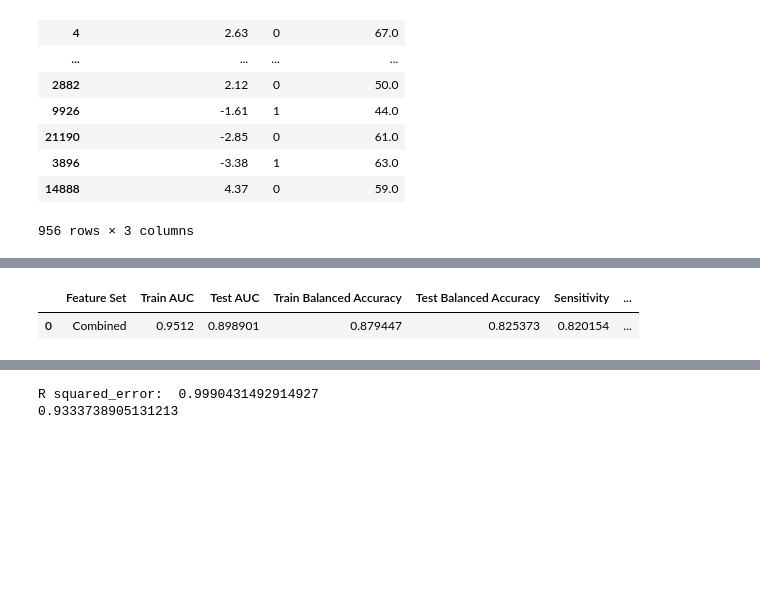
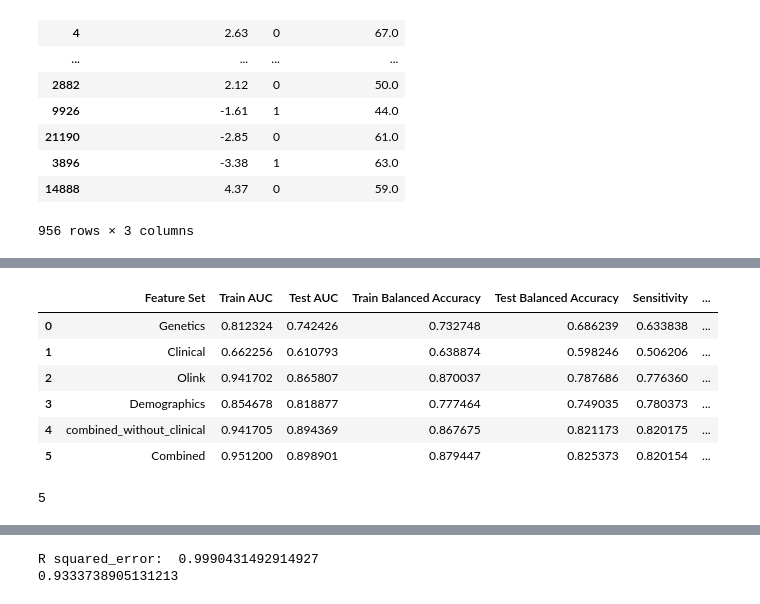
Before and after one commit to NIH-CARD/Gut-Brain-Nexus, a Jupyter notebook: AD_classification.ipynb, the cells around one changed output, grey strips where cells are left out. Cells and saved outputs as stored; diff of their text form; code cells hidden in the pictures; blank space fills up the shorter version.

Commit message:
feature selection/renaming

```diff
--- a/AD_classification.ipynb
+++ b/AD_classification.ipynb
@@ -19,6 +19,7 @@ Requirement already satisfied: threadpoolctl>=2.0.0 in /home/anant/anaconda3/env
 Note: you may need to restart the kernel to use updated packages.
 # %%
 t= pd.read_csv("AD_classification_8_28_2024.csv")
+t= pd.read_csv("AD_classification_9_20_2024.csv")
 # %%
 # before balancing the cases and controls (p131036 is AD)
 t
@@ -218,22 +220,41 @@ Requirement already satisfied: scipy in /home/anant/anaconda3/envs/msproject/lib
+# %%
+import numpy as np
+import scipy.stats as stats
+
+# Function to calculate 95% confidence interval
+def calculate_95_ci(data):
+    # Step 1: Calculate the sample mean and standard error of the mean (SEM)
+    mean = np.mean(data)
+    sem = stats.sem(data)
+
+    # Step 2: Calculate the 95% confidence interval
+    confidence_level = 0.95
+    degrees_freedom = len(data) - 1
+    ci = stats.t.interval(confidence_level, degrees_freedom, mean, sem)
+
+    # Format as mean ± CI
+    ci_range = mean - ci[0]  # difference between mean and lower bound
+    return f"{mean:.2f} ± {ci_range:.2f}"
 # %%
 from sklearn.model_selection import StratifiedKFold, GridSearchCV
 from sklearn.pipeline import Pipeline
 from sklearn.preprocessing import StandardScaler
 from xgboost import XGBClassifier
 from sklearn.metrics import roc_auc_score, balanced_accuracy_score, confusion_matrix
-
+from sklearn.feature_selection import SelectFromModel
+from sklearn.svm import LinearSVC
 
 # Ensure y is a numpy array
 y = y.values if isinstance(y, pd.Series) else y
 
 # Data preparation
 feature_sets = {
-    'Combined': X_combined_model,
     'Genetics': X_genetics_info,
     'Clinical': X_clinical_info,
     'Olink': X_olink_info,
     'Demographics': X_demographics_info,
-    'combined_without_clinical': X_combined_without_clinical_info
+    'combined_without_clinical': X_combined_without_clinical_info,
+    'Combined': X_combined_model,
 }
 
 #Define a parameter grid for Gradient Boosting
@@ -243,22 +264,20 @@ param_grid = {
     'xgb__max_depth': [3, 4, 5]
 }
 
-
-
-
 # Initialize metrics storage
-metrics = []
+df_metrics = []
 
 # Outer CV loop
 outer_cv = StratifiedKFold(n_splits=5, shuffle=True, random_state=42)
 
+full_list_d_modality = {}
 # Loop through each feature set
 for label, X in feature_sets.items():
-    if not label == 'Combined':
-        continue
+    # if not label == 'Combined':
+    #    continue
     # Metrics for the current feature set
     feature_metrics = []
-
+    temp_full_list_d_modality = []
     # Outer CV
     for train_index, test_index in outer_cv.split(X, y):
         print (label, X.shape, len(train_index), len(test_index))
@@ -269,6 +288,7 @@ for label, X in feature_sets.items():
         # Define pipeline
         pipeline = Pipeline([
             ('scaler', StandardScaler()),
+            ('feature_selection', SelectFromModel(LinearSVC(penalty="l1", dual=False))),
             ('xgb', XGBClassifier())
         ])
 
@@ -286,6 +306,11 @@ for label, X in feature_sets.items():
         test_probabilities = best_model.predict_proba(X_test_outer)[:, 1]
         y_train_pred = best_model.predict(X_train_outer)
         y_test_pred = best_model.predict(X_test_outer)
+
+
+
+        temp_full_list_d_modality.append([test_probabilities, y_test_outer])
+
 
         # Calculate ROC AUC and Balanced Accuracy for both sets
         train_auc = roc_auc_score(y_train_outer, train_probabilities)
@@ -307,7 +332,7 @@ for label, X in feature_sets.items():
             'Sensitivity': sensitivity,
             'Specificity': specificity
         })
-
+    full_list_d_modality[label] = temp_full_list_d_modality
     # Average metrics for the current feature set
     avg_metrics = {
         'Feature Set': label,
@@ -316,12 +341,18 @@ for label, X in feature_sets.items():
         'Train Balanced Accuracy': np.mean([m['Train Balanced Accuracy'] for m in feature_metrics]),
         'Test Balanced Accuracy': np.mean([m['Test Balanced Accuracy'] for m in feature_metrics]),
         'Sensitivity': np.mean([m['Sensitivity'] for m in feature_metrics]),
-        'Specificity': np.mean([m['Specificity'] for m in feature_metrics])
+        'Specificity': np.mean([m['Specificity'] for m in feature_metrics]),
+        'Train AUC_CI': calculate_95_ci([m['Train AUC'] for m in feature_metrics]),
+        'Test AUC_CI': calculate_95_ci([m['Test AUC'] for m in feature_metrics]),
+        'Train Balanced Accuracy_CI': calculate_95_ci([m['Train Balanced Accuracy'] for m in feature_metrics]),
+        'Test Balanced Accuracy_CI': calculate_95_ci([m['Test Balanced Accuracy'] for m in feature_metrics]),
+        'Sensitivity_CI': calculate_95_ci([m['Sensitivity'] for m in feature_metrics]),
+        'Specificity_CI': calculate_95_ci([m['Specificity'] for m in feature_metrics])
     }
-    metrics.append(avg_metrics)
+    df_metrics.append(avg_metrics)
 
 # Create DataFrame from metrics
-metrics_df = pd.DataFrame(metrics)
+metrics_df = pd.DataFrame(df_metrics)
 # Save DataFrame to a CSV file
 metrics_df.to_csv('AD_metrics.csv', index=False)
 
@@ -340,2 +378,11 @@ Fitting 5 folds for each of 45 candidates, totalling 225 fits
 |  | Feature Set | Train AUC | Test AUC | Train Balanced Accuracy | Test Balanced Accuracy | Sensitivity | ... |
-| 0 | Combined | 0.9512 | 0.898901 | 0.879447 | 0.825373 | 0.820154 | ... |
+| 0 | Genetics | 0.812324 | 0.742426 | 0.732748 | 0.686239 | 0.633838 | ... |
+| 1 | Clinical | 0.662256 | 0.610793 | 0.638874 | 0.598246 | 0.506206 | ... |
+| 2 | Olink | 0.941702 | 0.865807 | 0.870037 | 0.787686 | 0.776360 | ... |
+| 3 | Demographics | 0.854678 | 0.818877 | 0.777464 | 0.749035 | 0.780373 | ... |
+| 4 | combined_without_clinical | 0.941705 | 0.894369 | 0.867675 | 0.821173 | 0.820175 | ... |
+| 5 | Combined | 0.951200 | 0.898901 | 0.879447 | 0.825373 | 0.820154 | ... |
+# %%
+len(full_list_d_modality['Combined'])
+# %% [output]
+5
```
Also changed, not shown: parts of 10 cells of this notebook, 15 other files.
